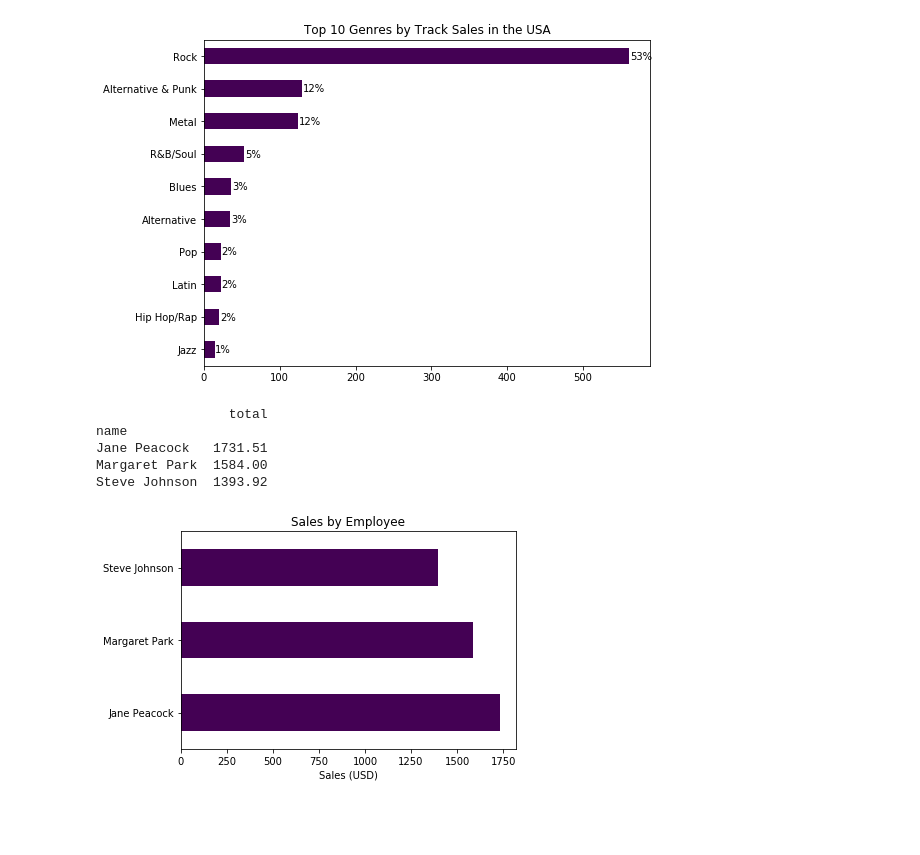
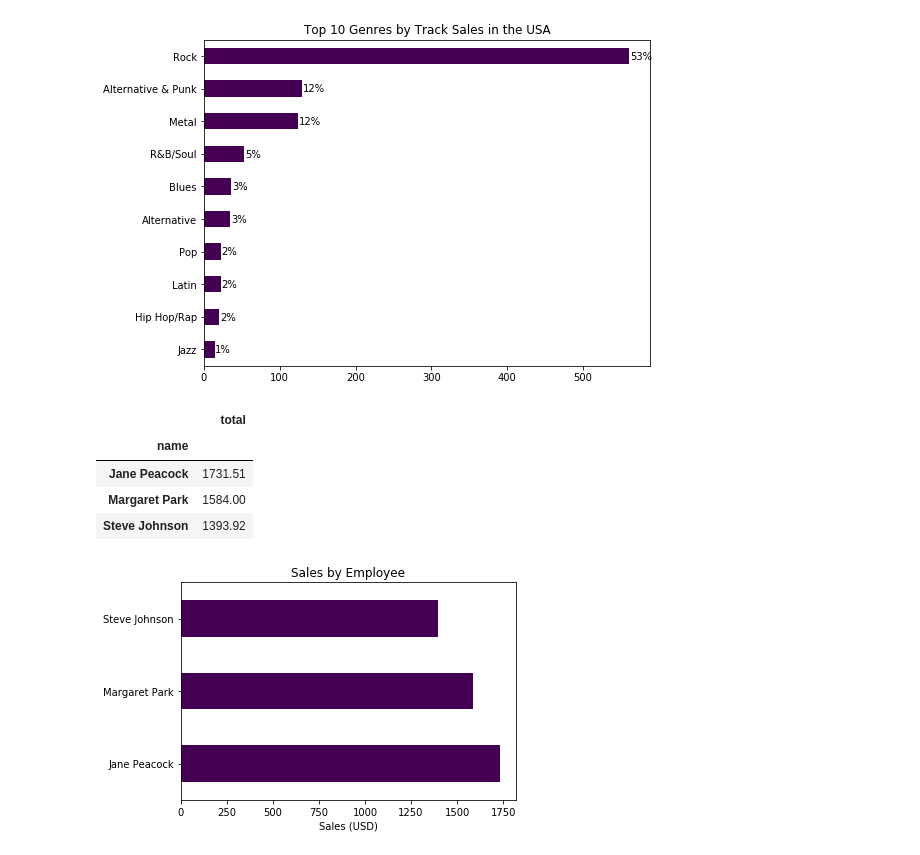
Before and after one commit to hsdistefa/business-analytics-practice, a Jupyter notebook: Basics.ipynb, the cells around one changed output. Cells and saved outputs as stored; diff of their text form; code cells hidden in the pictures; blank space fills up the shorter version.

```diff
--- a/Basics.ipynb
+++ b/Basics.ipynb
@@ -117,28 +117,28 @@ plt.show()
 # %%
 # Query that finds total dollar amount of sales assigned to each
 # support agent within the company
 query_sales = '''
 SELECT
     e.first_name || " " || e.last_name AS name
     , SUM(i.total) AS total
 FROM invoice AS i
     INNER JOIN customer AS c
         ON c.customer_id = i.customer_id
     INNER JOIN employee AS e
         ON e.employee_id = c.support_rep_id
 WHERE e.title = "Sales Support Agent"
 GROUP BY employee_id
 '''
 
 support_agent_total_sales = run_query(query_sales)
 support_agent_total_sales.set_index('name', inplace=True)
-print(support_agent_total_sales)
+support_agent_total_sales
 # %% [output]
-                 total
-name
-Jane Peacock   1731.51
-Margaret Park  1584.00
-Steve Johnson  1393.92
+|  | total |
+| name |  |
+| Jane Peacock | 1731.51 |
+| Margaret Park | 1584.00 |
+| Steve Johnson | 1393.92 |
 # %%
 support_agent_total_sales.plot.barh(
     title="Sales by Employee",
```
Also changed, not shown: parts of 2 cells of this notebook.
